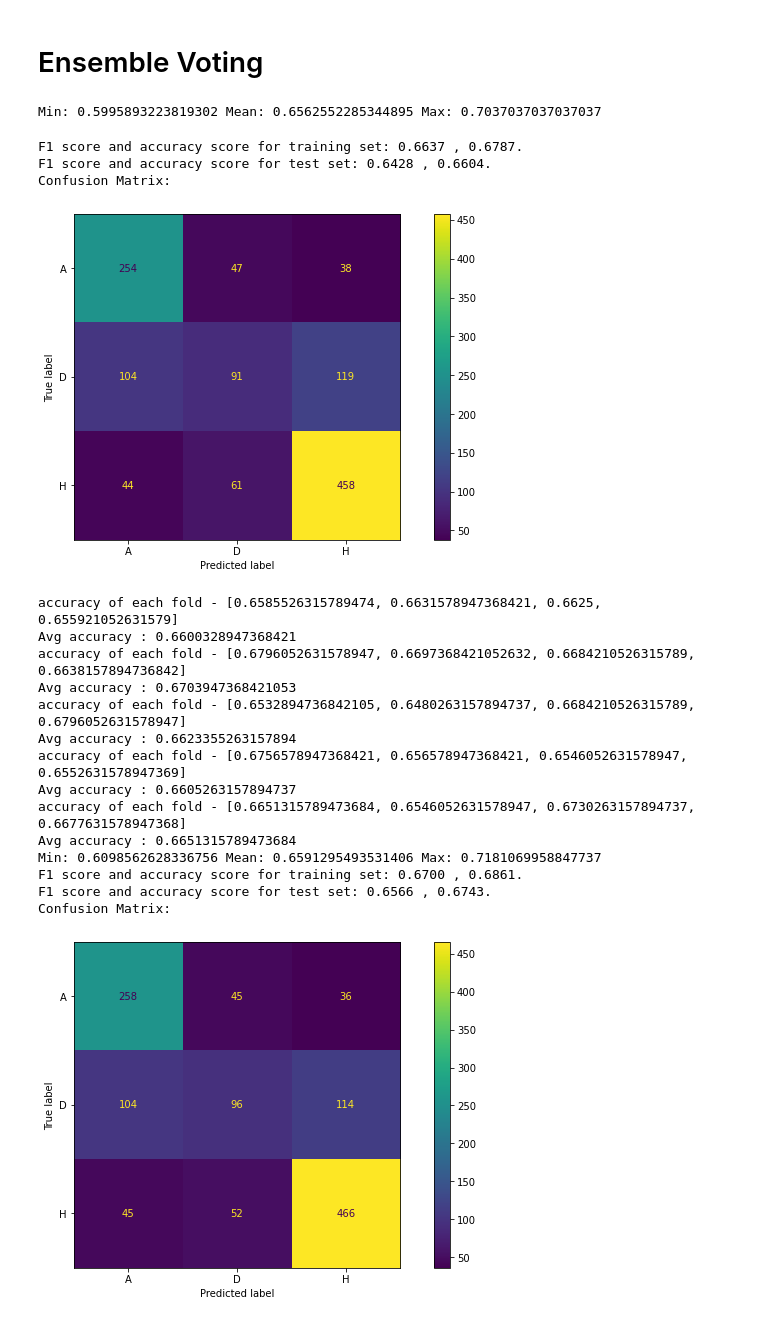
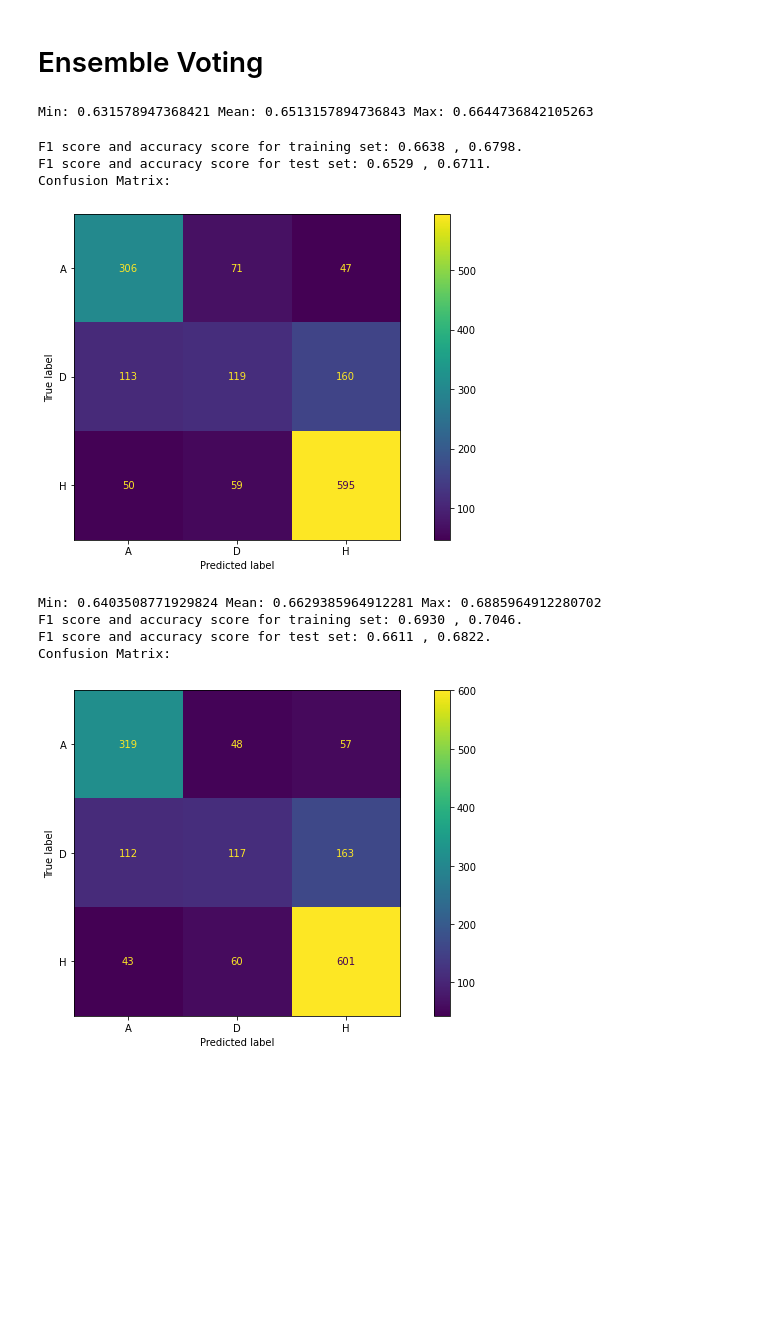
Before and after one commit to Rui-FMF/TAA_1, a Jupyter notebook: football_prediction.ipynb, the cells around one changed output. Cells and saved outputs as stored; diff of their text form; code cells hidden in the pictures; blank space fills up the shorter version.

```diff
--- a/football_prediction.ipynb
+++ b/football_prediction.ipynb
@@ -249,7 +249,7 @@ Confusion Matrix:
 def parameter_tuning(X_train, X_test, y_train, y_test, model, tuned_parameters, include_grid=False):
 
 
-    scores = ['f1_macro', 'accuracy']
+    scores = ['accuracy']
 
     best_parameters = []
 
@@ -401,12 +400,12 @@ def skfold_test(X, y, clf, k):
     acc_score = []
 
     for train_index, test_index in skf.split(X, y):
-        X_train, X_test = X.iloc[train_index,:], X.iloc[test_index,:]
-        y_train, y_test = y[train_index], y[test_index]
-        clf.fit(X_train, y_train)
-        y_pred = clf.predict(X_test)
+        X_trainf, X_testf = X.iloc[train_index,:], X.iloc[test_index,:]
+        y_trainf, y_testf = y[train_index], y[test_index]
+        clf.fit(X_trainf, y_trainf)
+        y_pred = clf.predict(X_testf)
 
-        acc = accuracy_score(y_pred , y_test)
+        acc = accuracy_score(y_pred , y_testf)
         acc_score.append(acc)
 
     avg_acc_score = sum(acc_score)/k
@@ -416,7 +415,7 @@ def skfold_test(X, y, clf, k):
 
 
 
-optimal_params = {'activation': 'tanh', 'alpha': 0.0001, 'hidden_layer_sizes': (13, 13), 'learning_rate': 'invscaling', 'learning_rate_init': 0.001, 'max_iter': 500, 'solver': 'adam'}
+optimal_params = {'activation': 'tanh', 'alpha': 0.0001, 'hidden_layer_sizes': (13, 13), 'learning_rate': 'invscaling', 'learning_rate_init': 0.001, 'max_iter': 750, 'solver': 'adam'}
 clf_nn2 = MLPClassifier(random_state = 24)
 clf_nn2.set_params(**optimal_params)
 print('Neural Network:')
@@ -424,7 +423,7 @@ skfold_test(feature_set, target_set, clf_nn2, 4)
 
 optimal_params = {'C': 1, 'class_weight': 'balanced', 'max_iter': 500, 'penalty': 'l1', 'solver': 'liblinear'}
 clf_log2 = LogisticRegression(random_state = 24)
-clf_log2.set_params(**log_params)
+clf_log2.set_params(**optimal_params)
 print('Logistic Regression:')
 skfold_test(feature_set, target_set, clf_log2, 5)
 # %% [output]
@@ -437,60 +436,53 @@ Avg accuracy : 0.6384868421052632
 # %% [markdown]
 # Ensemble Voting
 # %%
-nn_params = {'activation': 'tanh', 'alpha': 0.0001, 'hidden_layer_sizes': (13, 13), 'learning_rate': 'invscaling', 'learning_rate_init': 0.001, 'max_iter': 1500, 'solver': 'adam'}
+nn_params = {'activation': 'tanh', 'alpha': 0.0001, 'hidden_layer_sizes': (13, 13), 'learning_rate': 'invscaling', 'learning_rate_init': 0.001, 'max_iter': 750, 'solver': 'adam'}
 log_params = {'C': 1, 'class_weight': 'balanced', 'max_iter': 500, 'penalty': 'l1', 'solver': 'liblinear'}
 
 clf_nn3 = MLPClassifier(random_state = 24)
 clf_nn3.set_params(**nn_params)
 
-clf_log3 = LogisticRegression(random_state = 24)
-clf_log3.set_params(**log_params)
+clf_svm = SVC(kernel="rbf", C=1000, gamma=0.01)
 
-eclf = VotingClassifier(estimators=[('lr',clf_log3), ('mlp',clf_nn3), ('mlp_kfold',clf_nn2)], voting='hard')
+eclf = VotingClassifier(estimators=[('mlp',clf_nn3), ('mlp_kfold',clf_nn2), ('svm', clf_svm)], voting='hard')
 
 scores = cross_val_score(estimator=eclf, X=X_train, y=y_train, cv= 10, scoring = 'accuracy')
 scores = pd.Series(scores)
 print('Min:',scores.min(), 'Mean:', scores.mean(), 'Max:', scores.max())
 # %% [output]
-Min: 0.5995893223819302 Mean: 0.6562552285344895 Max: 0.7037037037037037
+Min: 0.631578947368421 Mean: 0.6513157894736843 Max: 0.6644736842105263
 # %%
 train_and_test(eclf, X_train, X_test, y_train, y_test)
 # %% [output]
-F1 score and accuracy score for training set: 0.6637 , 0.6787.
-F1 score and accuracy score for test set: 0.6428 , 0.6604.
+F1 score and accuracy score for training set: 0.6638 , 0.6798.
+F1 score and accuracy score for test set: 0.6529 , 0.6711.
 Confusion Matrix:
-[figure, old version]
+[figure, new version]
 # %%
 estimators = []
 
 for i in range(5):
     nn_params = {'activation': 'tanh', 'alpha': 0.0001, 'hidden_layer_sizes': (13, 13), 'learning_rate': 'invscaling', 'learning_rate_init': 0.001, 'max_iter': 1500, 'solver': 'adam'}
 
-    clf = MLPClassifier(random_state = i)
-    clf.set_params(**nn_params)
-    skfold_test(feature_set, target_set, clf, 4)
-    estimators.append(('mlp'+str(i), clf))
+    clf_nn = MLPClassifier(random_state = i)
+    clf_nn.set_params(**nn_params)
+    #skfold_test(feature_set, target_set, clf_nn, 5)
+    estimators.append(('mlp'+str(i), clf_nn))
+
+    clf_svm = SVC(random_state = i, kernel="rbf", C=1000, gamma=0.01)
+    #skfold_test(feature_set, target_set, clf_svm, 5)
+    estimators.append(('svm'+str(i), clf_svm))
 
 eclf = VotingClassifier(estimators=estimators, voting='hard')
 
 scores = cross_val_score(estimator=eclf, X=X_train, y=y_train, cv= 10, scoring = 'accuracy')
 scores = pd.Series(scores)
 print('Min:',scores.min(), 'Mean:', scores.mean(), 'Max:', scores.max())
 
 train_and_test(eclf, X_train, X_test, y_train, y_test)
 # %% [output]
-accuracy of each fold - [0.6585526315789474, 0.6631578947368421, 0.6625, 0.655921052631579]
-Avg accuracy : 0.6600328947368421
-accuracy of each fold - [0.6796052631578947, 0.6697368421052632, 0.6684210526315789, 0.6638157894736842]
-Avg accuracy : 0.6703947368421053
-accuracy of each fold - [0.6532894736842105, 0.6480263157894737, 0.6684210526315789, 0.6796052631578947]
-Avg accuracy : 0.6623355263157894
-accuracy of each fold - [0.6756578947368421, 0.656578947368421, 0.6546052631578947, 0.6552631578947369]
-Avg accuracy : 0.6605263157894737
-accuracy of each fold - [0.6651315789473684, 0.6546052631578947, 0.6730263157894737, 0.6677631578947368]
-Avg accuracy : 0.6651315789473684
-Min: 0.6098562628336756 Mean: 0.6591295493531406 Max: 0.7181069958847737
-F1 score and accuracy score for training set: 0.6700 , 0.6861.
-F1 score and accuracy score for test set: 0.6566 , 0.6743.
+Min: 0.6403508771929824 Mean: 0.6629385964912281 Max: 0.6885964912280702
+F1 score and accuracy score for training set: 0.6930 , 0.7046.
+F1 score and accuracy score for test set: 0.6611 , 0.6822.
 Confusion Matrix:
-[figure, old version]
+[figure, new version]
```
Also changed, not shown: parts of 6 cells of this notebook.
